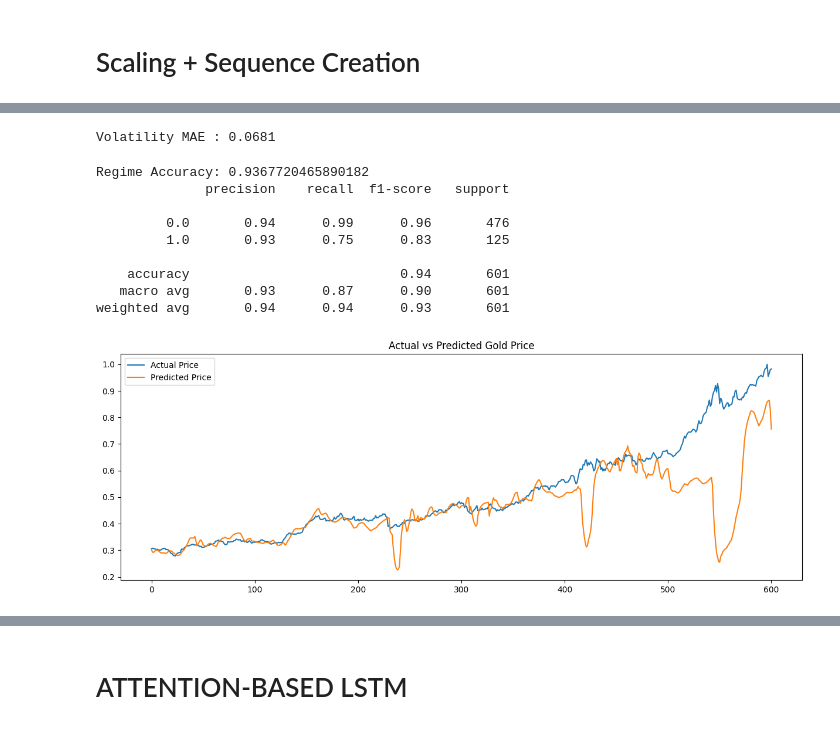
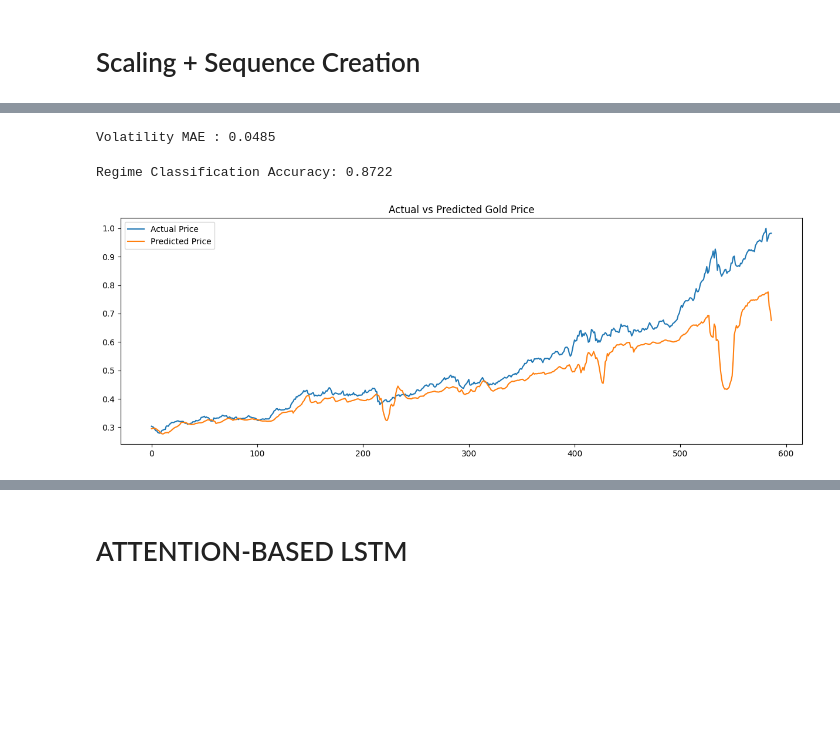
Before and after one commit to ankita6876/AURUM-Net, a Jupyter notebook: AURUM_Net.ipynb, the cells around one changed output, grey strips where cells are left out. Saved outputs shown, nothing was run; the diff lists cells and outputs as text; code cells hidden in the pictures; blank space fills up the shorter version.

```diff
--- a/AURUM_Net.ipynb
+++ b/AURUM_Net.ipynb
@@ -235,12 +339,24 @@ Model: "functional_5"
 # %%
 model.fit(
-    X_train,
-    {'price': y_price_train, 'volatility': y_vol_train, 'regime': y_reg_train},
+    [X_train_s, X_train_m, X_train_l],
+    {
+        'price_q10': y_price_train,
+        'price_q50': y_price_train,
+        'price_q90': y_price_train,
+        'volatility': y_vol_train,
+        'regime': y_reg_train
+    },
     validation_data=(
-        X_val,
-        {'price': y_price_val, 'volatility': y_vol_val, 'regime': y_reg_val}
+        [X_val_s, X_val_m, X_val_l],
+        {
+            'price_q10': y_price_val,
+            'price_q50': y_price_val,
+            'price_q90': y_price_val,
+            'volatility': y_vol_val,
+            'regime': y_reg_val
+        }
     ),
-    epochs=30,
+    epochs=50,
     batch_size=32
 )
 # %% [output]
@@ -276,3 +381,5 @@ y_reg_train, y_reg_val = train_test_split(
 # %%
-pred_price, pred_vol, pred_reg = model.predict(X_val)
+pred_q10, pred_q50, pred_q90, pred_vol, pred_reg = model.predict(
+    [X_val_s, X_val_m, X_val_l]
+)
 # %% [output]
@@ -280,2 +387,11 @@ pred_price, pred_vol, pred_reg = model.predict(X_val)
+# %%
+# Convert tensors to numpy
+y_price_val_np = y_price_val.numpy()
+y_vol_val_np   = y_vol_val.numpy()
+y_reg_val_np   = y_reg_val.numpy()
+
+pred_price_np = pred_q50 # Corrected: 'pred_price' was not defined, should be pred_q50
+pred_vol_np   = pred_vol
+pred_reg_np   = pred_reg
 # %%
 from sklearn.metrics import mean_absolute_error, mean_squared_error
@@ -291,34 +408,27 @@ Price RMSE : 0.1372
 # %%
-vol_mae = mean_absolute_error(y_vol_val, pred_vol)
+vol_mae = mean_absolute_error(y_vol_val_np, pred_vol_np)
 print(f"Volatility MAE : {vol_mae:.4f}")
 # %% [output]
-Volatility MAE : 0.0681
+Volatility MAE : 0.0485
-# %%
-from sklearn.metrics import accuracy_score, classification_report
-
-reg_pred = (pred_reg > 0.5).astype(int)
-
-print("Regime Accuracy:", accuracy_score(y_reg_val, reg_pred))
-print(classification_report(y_reg_val, reg_pred))
-# %% [output]
-Regime Accuracy: 0.9367720465890182
-              precision    recall  f1-score   support
-
-         0.0       0.94      0.99      0.96       476
-         1.0       0.93      0.75      0.83       125
-
-    accuracy                           0.94       601
-   macro avg       0.93      0.87      0.90       601
-weighted avg       0.94      0.94      0.93       601
+# %%
+from sklearn.metrics import accuracy_score
+
+true_regime = np.argmax(y_reg_val_np, axis=1)
+pred_regime = np.argmax(pred_reg_np, axis=1)
+
+regime_acc = accuracy_score(true_regime, pred_regime)
+print(f"Regime Classification Accuracy: {regime_acc:.4f}")
+# %% [output]
+Regime Classification Accuracy: 0.8722
 # %%
 plt.figure(figsize=(15,5))
 plt.plot(y_price_val, label='Actual Price')
-plt.plot(pred_price, label='Predicted Price')
+plt.plot(pred_price_np, label='Predicted Price')
 plt.title('Actual vs Predicted Gold Price')
 plt.legend()
 plt.show()
 # %% [output]
-[figure, old version]
+[figure, new version]
 # %%
 plt.figure(figsize=(15,5))
 plt.plot(y_vol_val, label='Actual Volatility')
```
Also changed, not shown: parts of 35 cells of this notebook.
